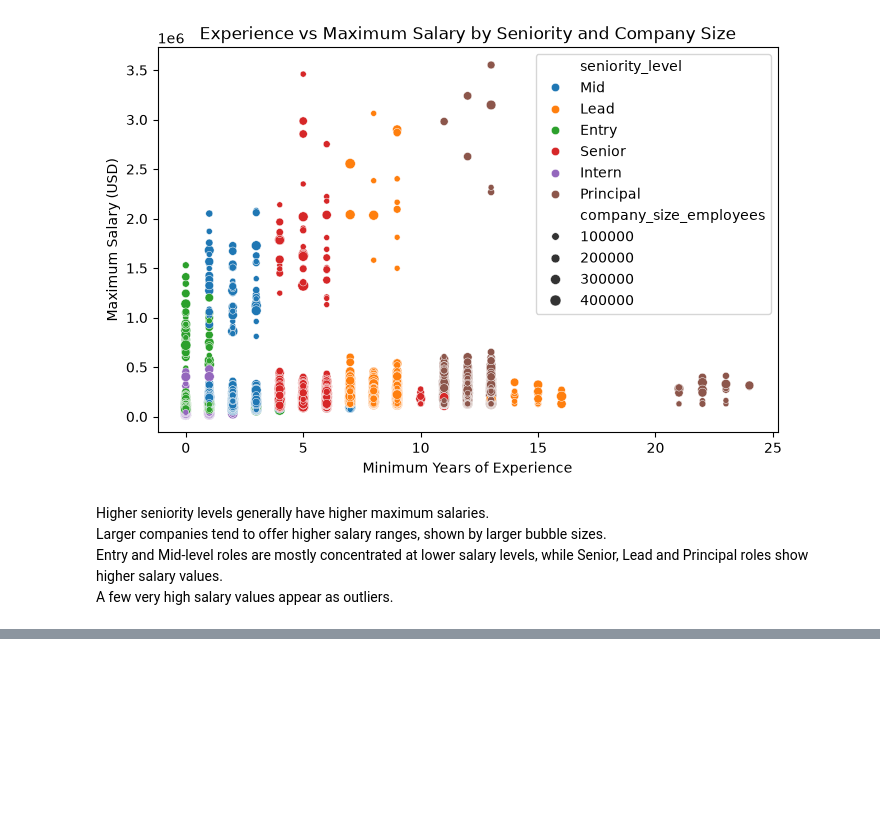
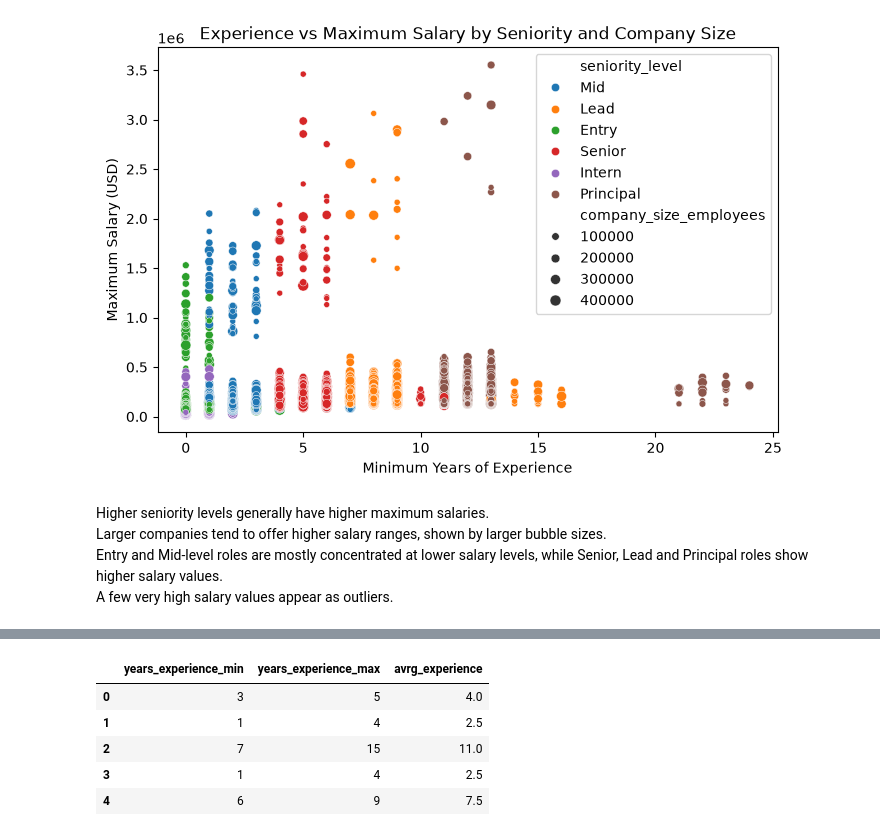
Before and after one commit to itsvartika23/Vartika_Singh_EDA, a Jupyter notebook: EDA.ipynb, the cells around one changed output, grey strips where cells are left out. Saved outputs shown, nothing was run; the diff lists cells and outputs as text; code cells hidden in the pictures; blank space fills up the shorter version.

```diff
--- a/EDA.ipynb
+++ b/EDA.ipynb
@@ -1421,0 +1434,10 @@ A few very high salary values appear as outliers.
+# %%
+df['avrg_experience'] =(df['years_experience_min'] + df['years_experience_max']) / 2
+df[['years_experience_min', 'years_experience_max', 'avrg_experience']].head()
+# %% [output]
+|  | years_experience_min | years_experience_max | avrg_experience |
+| 0 | 3 | 5 | 4.0 |
+| 1 | 1 | 4 | 2.5 |
+| 2 | 7 | 15 | 11.0 |
+| 3 | 1 | 4 | 2.5 |
+| 4 | 6 | 9 | 7.5 |
```
Also changed, not shown: parts of 6 cells of this notebook.
